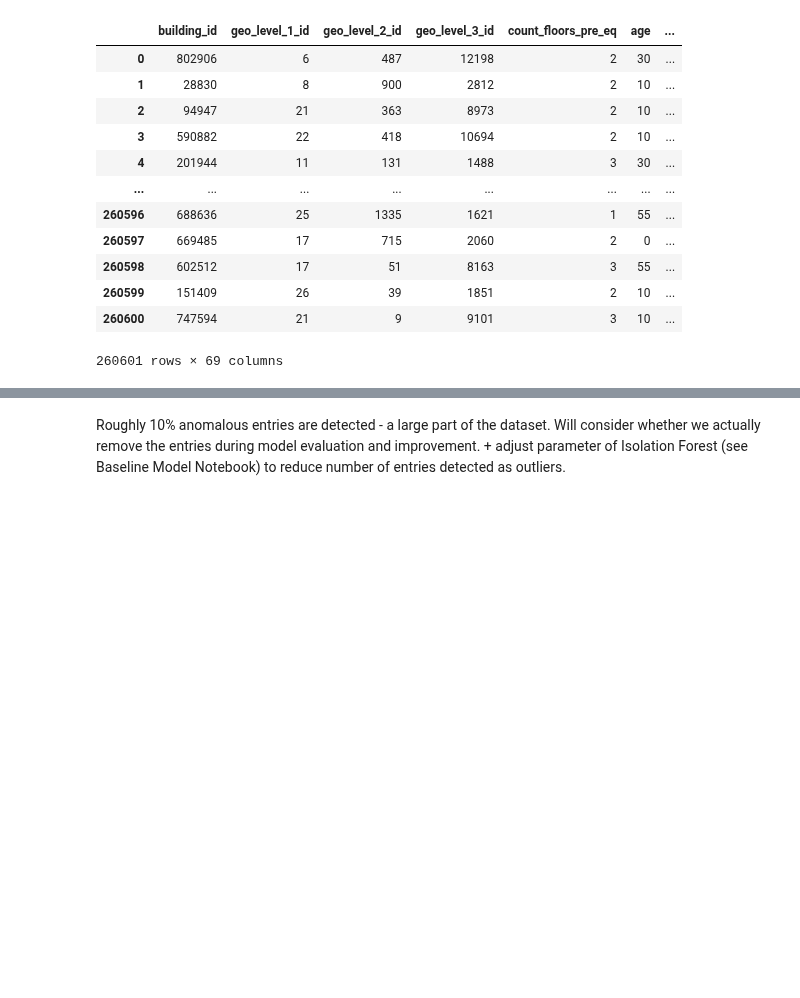
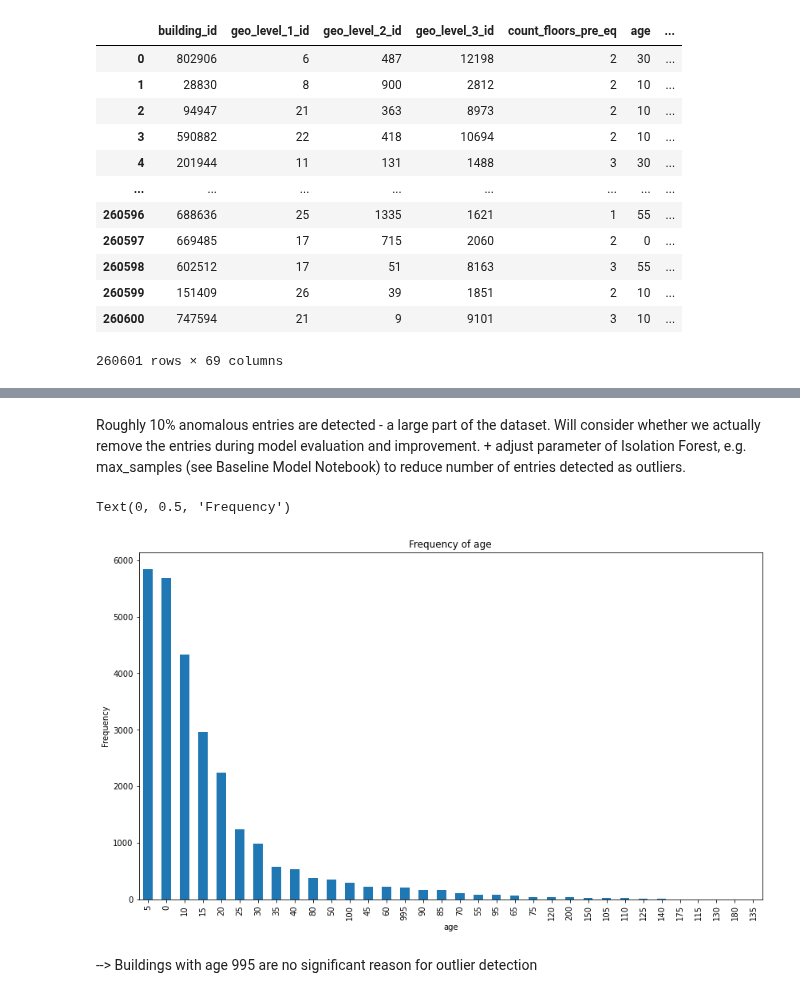
Before and after one commit to NiklasSabel/data_mining_1, a Jupyter notebook: notebooks/Data_exploration.ipynb, the cells around one changed output, grey strips where cells are left out. Saved outputs shown, nothing was run; the diff lists cells and outputs as text; code cells hidden in the pictures; blank space fills up the shorter version.

```diff
--- a/notebooks/Data_exploration.ipynb
+++ b/notebooks/Data_exploration.ipynb
@@ -295,2 +294,14 @@ train_outl[train_outl['anomaly']==-1]
 # %% [markdown]
-Roughly 10% anomalous entries are detected - a large part of the dataset. Will consider whether we actually remove the entries during model evaluation and improvement. + adjust parameter of Isolation Forest (see Baseline Model Notebook) to reduce number of entries detected as outliers.
+Roughly 10% anomalous entries are detected - a large part of the dataset. Will consider whether we actually remove the entries during model evaluation and improvement. + adjust parameter of Isolation Forest, e.g. max_samples (see Baseline Model Notebook) to reduce number of entries detected as outliers.
+# %%
+#check whether outliers are partly due to buildings with age 995
+ax = train_outl[train_outl['anomaly']==-1].age.value_counts().plot(kind='bar',
+                                    figsize=(14,8),
+                                    title="Frequency of age")
+ax.set_xlabel("age")
+ax.set_ylabel("Frequency")
+# %% [output]
+Text(0, 0.5, 'Frequency')
+[figure, added]
+# %% [markdown]
+--> Buildings with age 995 are no significant reason for outlier detection
```
Also changed, not shown: parts of 3 cells of this notebook.
